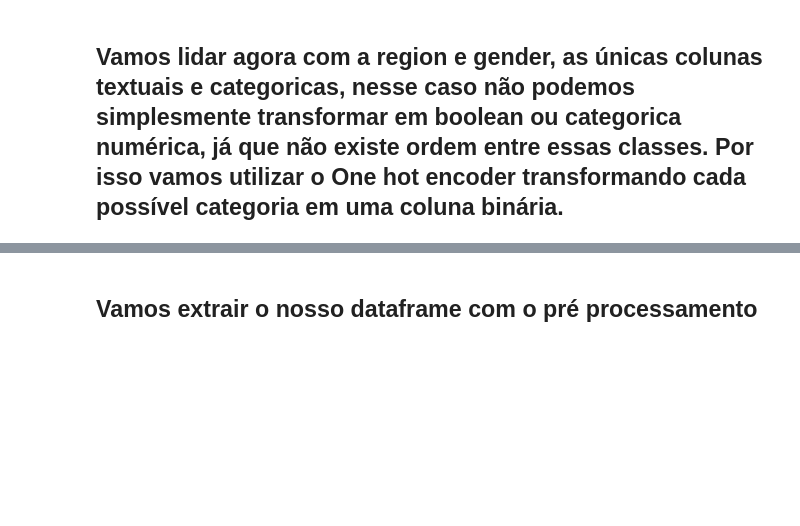
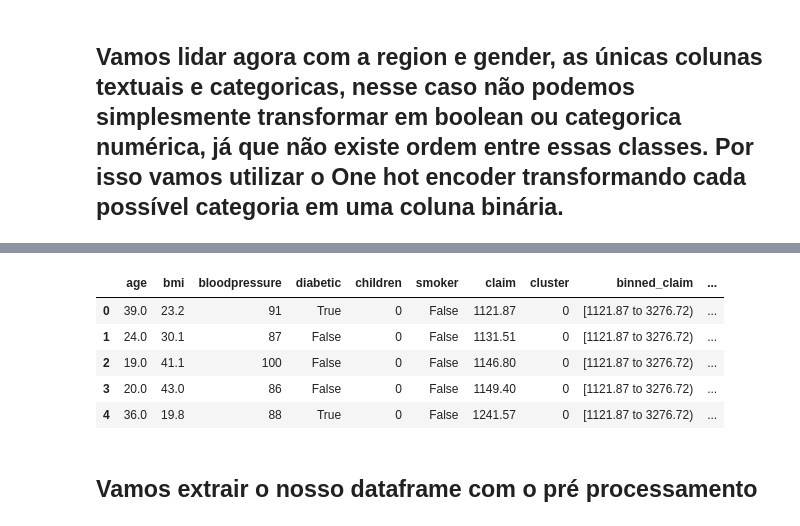
Before and after one commit to TalesVMAlves/Classificador-Seguros, a Jupyter notebook: preProcessamento.ipynb, the cells around one changed output, grey strips where cells are left out. Saved outputs shown, nothing was run; the diff lists cells and outputs as text; code cells hidden in the pictures; blank space fills up the shorter version.

```diff
--- a/preProcessamento.ipynb
+++ b/preProcessamento.ipynb
@@ -222,3 +222,12 @@ df_encoded
+# %%
+df_encoded.head()
+# %% [output]
+|  | age | bmi | bloodpressure | diabetic | children | smoker | claim | cluster | binned_claim | ... |
+| 0 | 39.0 | 23.2 | 91 | True | 0 | False | 1121.87 | 0 | [1121.87 to 3276.72) | ... |
+| 1 | 24.0 | 30.1 | 87 | False | 0 | False | 1131.51 | 0 | [1121.87 to 3276.72) | ... |
+| 2 | 19.0 | 41.1 | 100 | False | 0 | False | 1146.80 | 0 | [1121.87 to 3276.72) | ... |
+| 3 | 20.0 | 43.0 | 86 | False | 0 | False | 1149.40 | 0 | [1121.87 to 3276.72) | ... |
+| 4 | 36.0 | 19.8 | 88 | True | 0 | False | 1241.57 | 0 | [1121.87 to 3276.72) | ... |
 # %% [markdown]
 ## Vamos extrair o nosso dataframe com o pré processamento
 # %%
```
Also changed, not shown: parts of 4 cells of this notebook.
